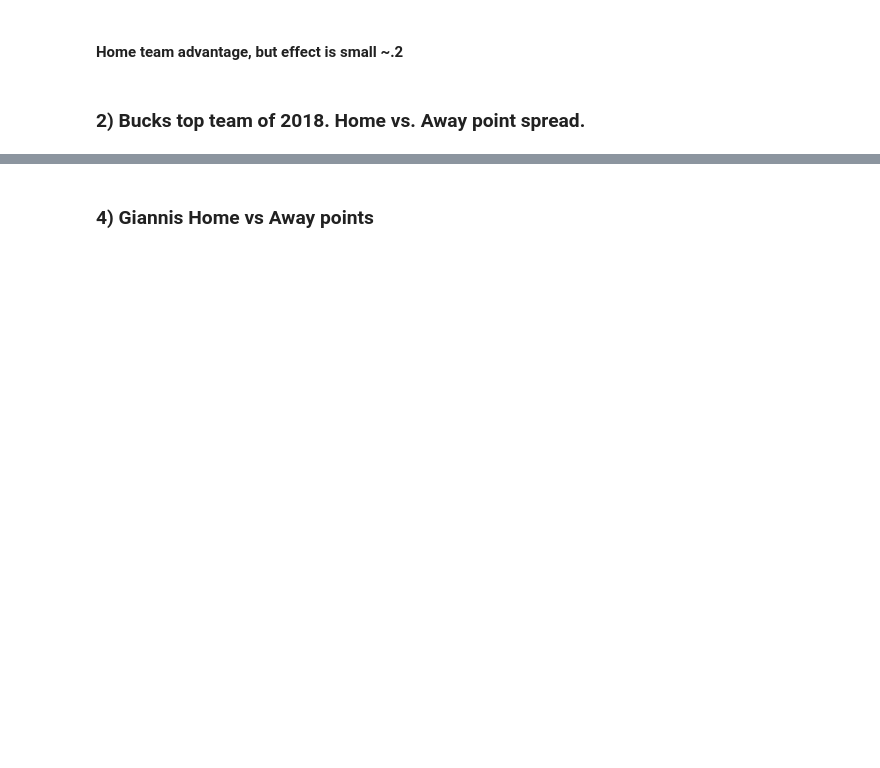
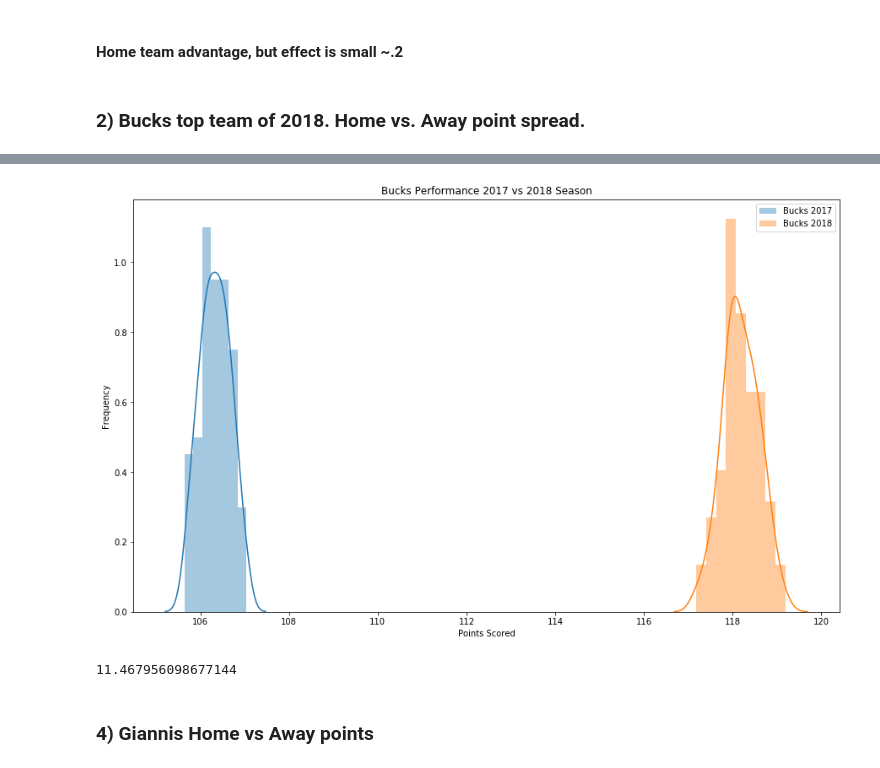
Before and after one commit to Pballer/mod3_project, a Jupyter notebook: NBA_Technical.ipynb, the cells around one changed output, grey strips where cells are left out. Saved outputs shown, nothing was run; the diff lists cells and outputs as text; code cells hidden in the pictures; blank space fills up the shorter version.

```diff
--- a/NBA_Technical.ipynb
+++ b/NBA_Technical.ipynb
@@ -105,3 +163,29 @@ cohen_d(bucks_home_spread.home_spread, bucks_away_spread.away_spread)
+# %%
+comparison_groups = create_sample_dists(bucks_2017_final,
+                                        bucks_2018_final)
+# %%
+plt.figure(figsize=(15,9))
+sns.distplot(comparison_groups[0], label='Bucks 2017')
+sns.distplot(comparison_groups[1], label='Bucks 2018')
+plt.title('Bucks Performance 2017 vs 2018 Season')
+plt.xlabel('Points Scored')
+plt.ylabel('Frequency')
+plt.legend();
+plt.savefig('img/hypo3.png')
+# %% [output]
+[figure, added]
+# %%
+# Calc T Manual check
+home_mean = home_teams.game_home_team_score.mean()
+home_std = home_teams.game_home_team_score.std()
+home_len = home_teams.game_home_team_score.shape[0]
+away_mean = away_teams.game_visitor_team_score.mean()
+away_std = away_teams.game_visitor_team_score.std()
+away_len = away_teams.game_visitor_team_score.shape[0]
+t = (home_mean - away_mean) / np.sqrt((home_std**2/ home_len) + (away_std**2/ away_len))
+t
+# %% [output]
+11.467956098677144
 # %% [markdown]
 ### 4) Giannis Home vs Away points
 # %%
```
Also changed, not shown: parts of 45 cells of this notebook.
